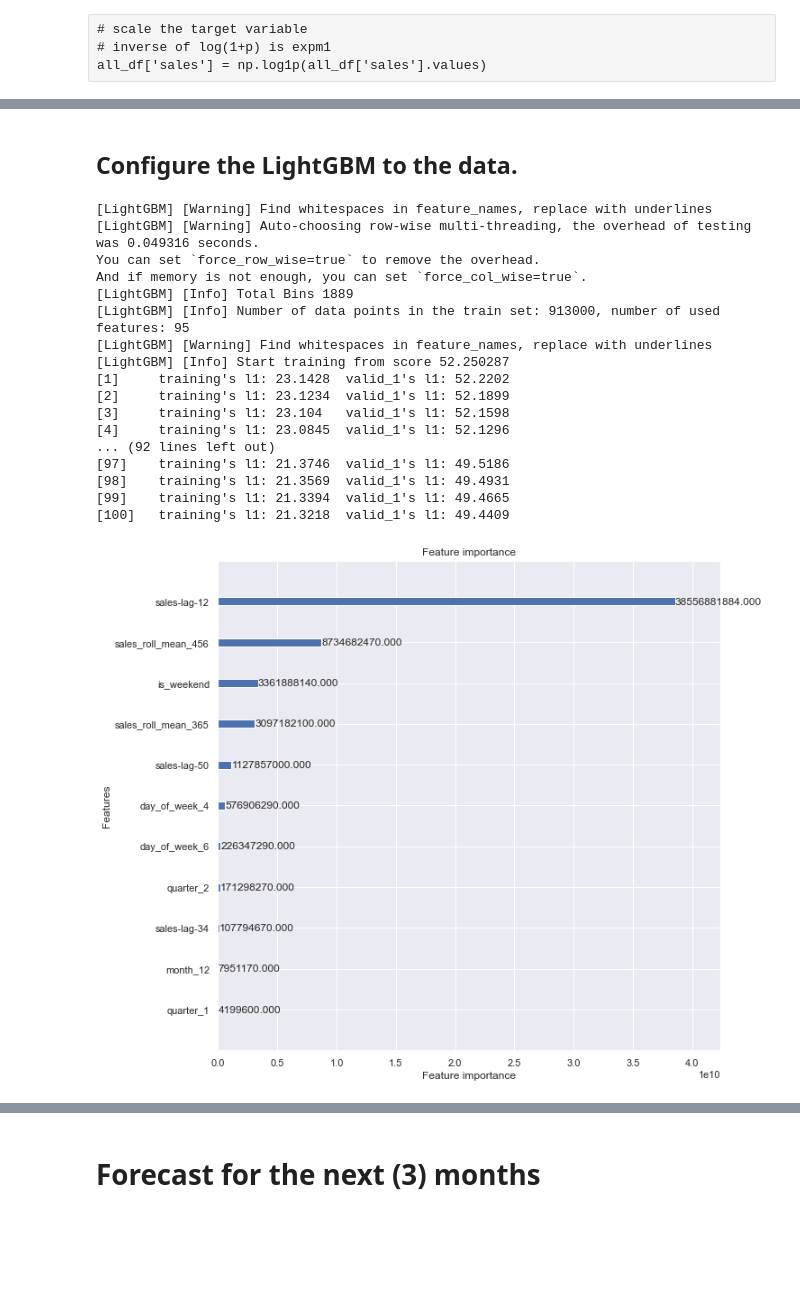
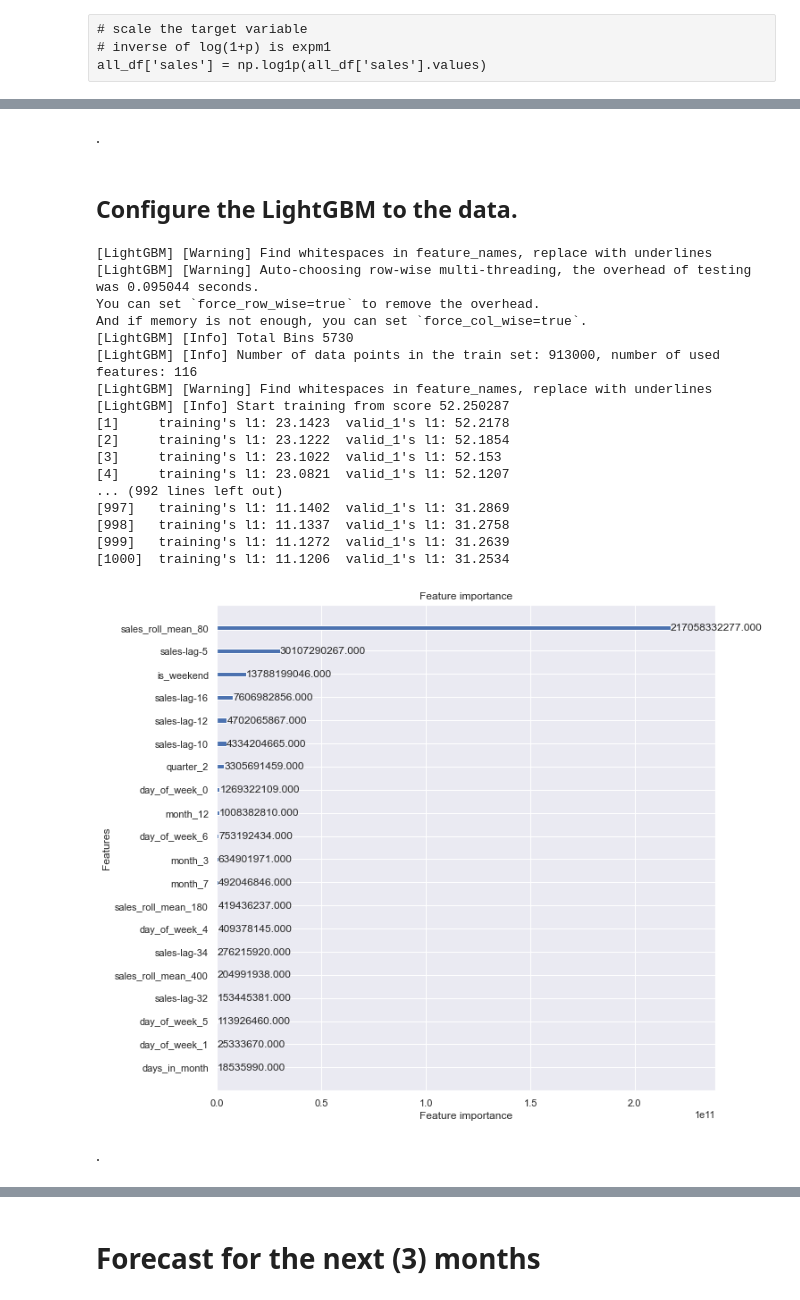
Before and after one commit to mich7000/my-data-science-and-machine-learning-portfolio, a Jupyter notebook: demand-forecast/demand forecast notebook.ipynb, the cells around one changed output, grey strips where cells are left out. Cells and saved outputs as stored; diff of their text form; code cells hidden in the pictures; blank space fills up the shorter version.

```diff
--- a/demand-forecast/demand forecast notebook.ipynb
+++ b/demand-forecast/demand forecast notebook.ipynb
@@ -204,7 +272,7 @@ def create_lags(dataframe, lags, colname):
 
     return dataframe
 # %%
-all_df = create_lags(all_df, lags= [12, 34, 50, 100, 256], colname='sales')
+all_df = create_lags(all_df, lags= [5, 10, 12, 16, 32, 34, 40, 60, 72], colname='sales')
 # %%
 all_df
 # %% [output]
@@ -231,7 +298,7 @@ def rollmean_feature(dataframe, window):
         groupby(['store', 'item'])['sales'].shift(1).rolling(window= w, min_periods = 10).mean()
     return dataframe
 # %%
-all_df = rollmean_feature(all_df, window=[365, 456, 548])
+all_df = rollmean_feature(all_df, window=[80, 90, 100, 112, 180, 200, 256, 300, 365, 400, 410, 420, 456, 460, 500])
 # %%
 all_df
 # %% [output]
@@ -252,6 +319,6 @@ all_df
 # %%
 # I then encode the categorical columns
-all_df = pd.get_dummies(all_df, columns=['store', 'item', 'month', 'quarter', 'day of week'])
+all_df = pd.get_dummies(all_df, columns=['store', 'item', 'year', 'month', 'quarter', 'day of week'])
 # %%
 all_df
 # %% [output]
@@ -343,40 +422,68 @@ y_test = test_set[y_col]
+# %% [markdown]
+.
 # %% [markdown]
 ## Configure the LightGBM to the data.
 # %%
+# initialize the dataset
 
-l_train = lgb.Dataset(data=X_train, label=y_train, feature_name=X_col)
-l_test = lgb.Dataset(data=X_test, label=y_test, reference=l_train, feature_name=X_col)
+# setting up the train  lightGBM algorithm
+l_train = lgb.Dataset(
+                      data=X_train, # independent variables
+                      label=y_train, # target variables
+                      feature_name=X_col # column names
+)
+# setting up the test for the lightGBM algorithm
+l_test = lgb.Dataset(
+                     data=X_test,
+                     label=y_test,
+                     reference=l_train, # validation data
+                     feature_name=X_col
+)
 
 # setting parameters..
-
+# using **Mean Absolute Deviation** to evaluate the Model..
 params = {
           'metric':'mae',
           'num_leaves':20,
-          'learning_rate':0.001
+          'learning_rate':0.001,
+          'max_depth': 200,
+          'num_boost_round': 1000 # epochs
          }
 
-model = lgb.train(params=params,train_set=l_train, valid_sets=[l_train, l_test], )
+# perfrom training
+model = lgb.train(
+                   params=params,
+                   train_set=l_train,
+                   valid_sets=[l_train, l_test],
+                 )
 # %% [output]
 [LightGBM] [Warning] Find whitespaces in feature_names, replace with underlines
-[LightGBM] [Warning] Auto-choosing row-wise multi-threading, the overhead of testing was 0.049316 seconds.
+[LightGBM] [Warning] Auto-choosing row-wise multi-threading, the overhead of testing was 0.095044 seconds.
 You can set `force_row_wise=true` to remove the overhead.
 And if memory is not enough, you can set `force_col_wise=true`.
-[LightGBM] [Info] Total Bins 1889
-[LightGBM] [Info] Number of data points in the train set: 913000, number of used features: 95
+[LightGBM] [Info] Total Bins 5730
+[LightGBM] [Info] Number of data points in the train set: 913000, number of used features: 116
 [LightGBM] [Warning] Find whitespaces in feature_names, replace with underlines
 [LightGBM] [Info] Start training from score 52.250287
-[1]     training's l1: 23.1428  valid_1's l1: 52.2202
-[2]     training's l1: 23.1234  valid_1's l1: 52.1899
-[3]     training's l1: 23.104   valid_1's l1: 52.1598
-[4]     training's l1: 23.0845  valid_1's l1: 52.1296
-... (92 lines left out)
-[97]    training's l1: 21.3746  valid_1's l1: 49.5186
-[98]    training's l1: 21.3569  valid_1's l1: 49.4931
-[99]    training's l1: 21.3394  valid_1's l1: 49.4665
-[100]   training's l1: 21.3218  valid_1's l1: 49.4409
+[1]     training's l1: 23.1423  valid_1's l1: 52.2178
+[2]     training's l1: 23.1222  valid_1's l1: 52.1854
+[3]     training's l1: 23.1022  valid_1's l1: 52.153
+[4]     training's l1: 23.0821  valid_1's l1: 52.1207
+... (992 lines left out)
+[997]   training's l1: 11.1402  valid_1's l1: 31.2869
+[998]   training's l1: 11.1337  valid_1's l1: 31.2758
+[999]   training's l1: 11.1272  valid_1's l1: 31.2639
+[1000]  training's l1: 11.1206  valid_1's l1: 31.2534
 # %%
-lgb.plot_importance(model, max_num_features=20, importance_type='gain', figsize=(10, 10))
+lgb.plot_importance(
+                    model,
+                    max_num_features=20,
+                    importance_type='gain',
+                    figsize=(10, 10)
+                   )
 plt.show()
 # %% [output]
-[figure, old version]
+[figure, new version]
+# %% [markdown]
+.
 # %% [markdown]
```
Also changed, not shown: parts of 44 cells of this notebook, 15 other files.
